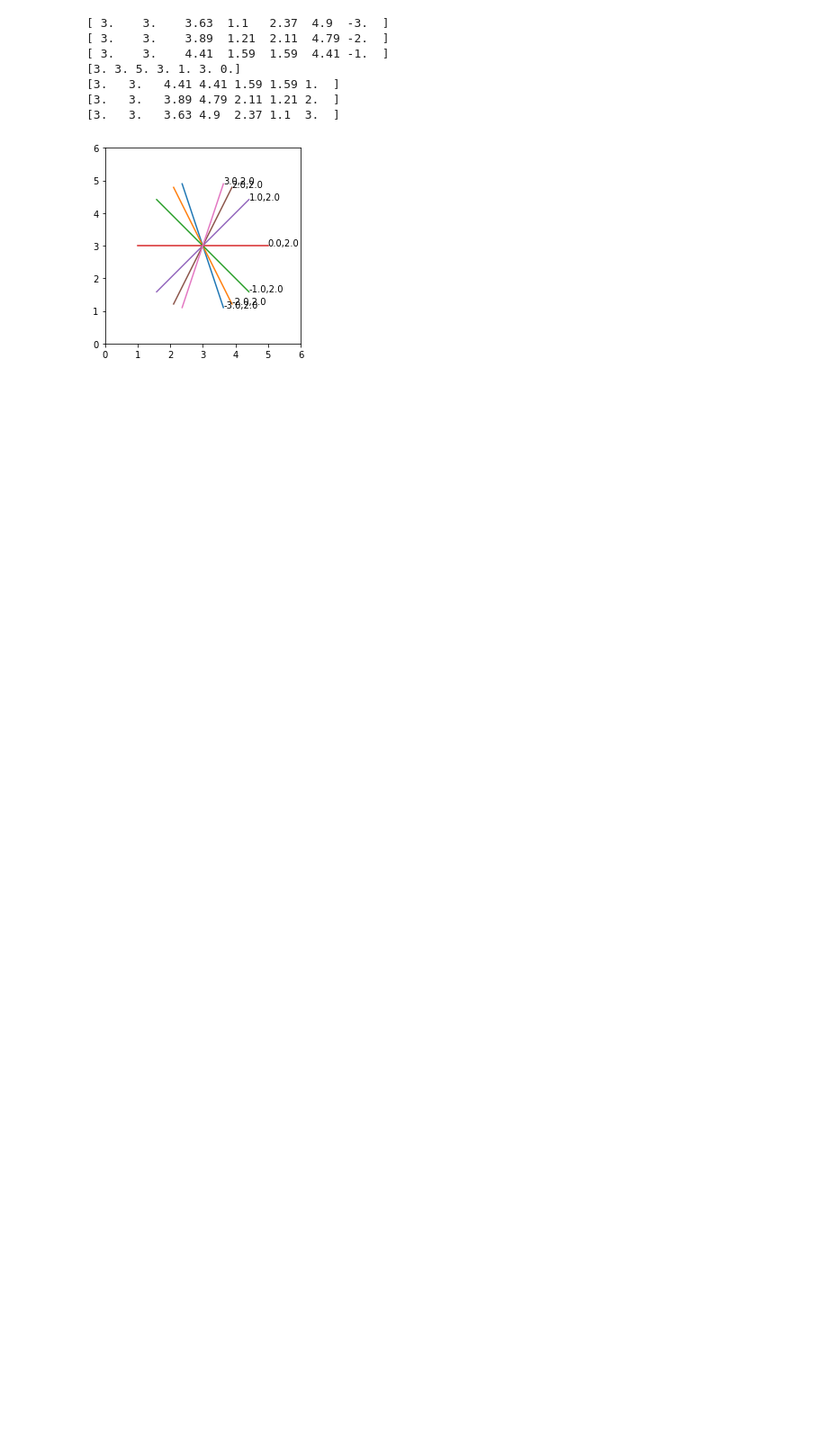
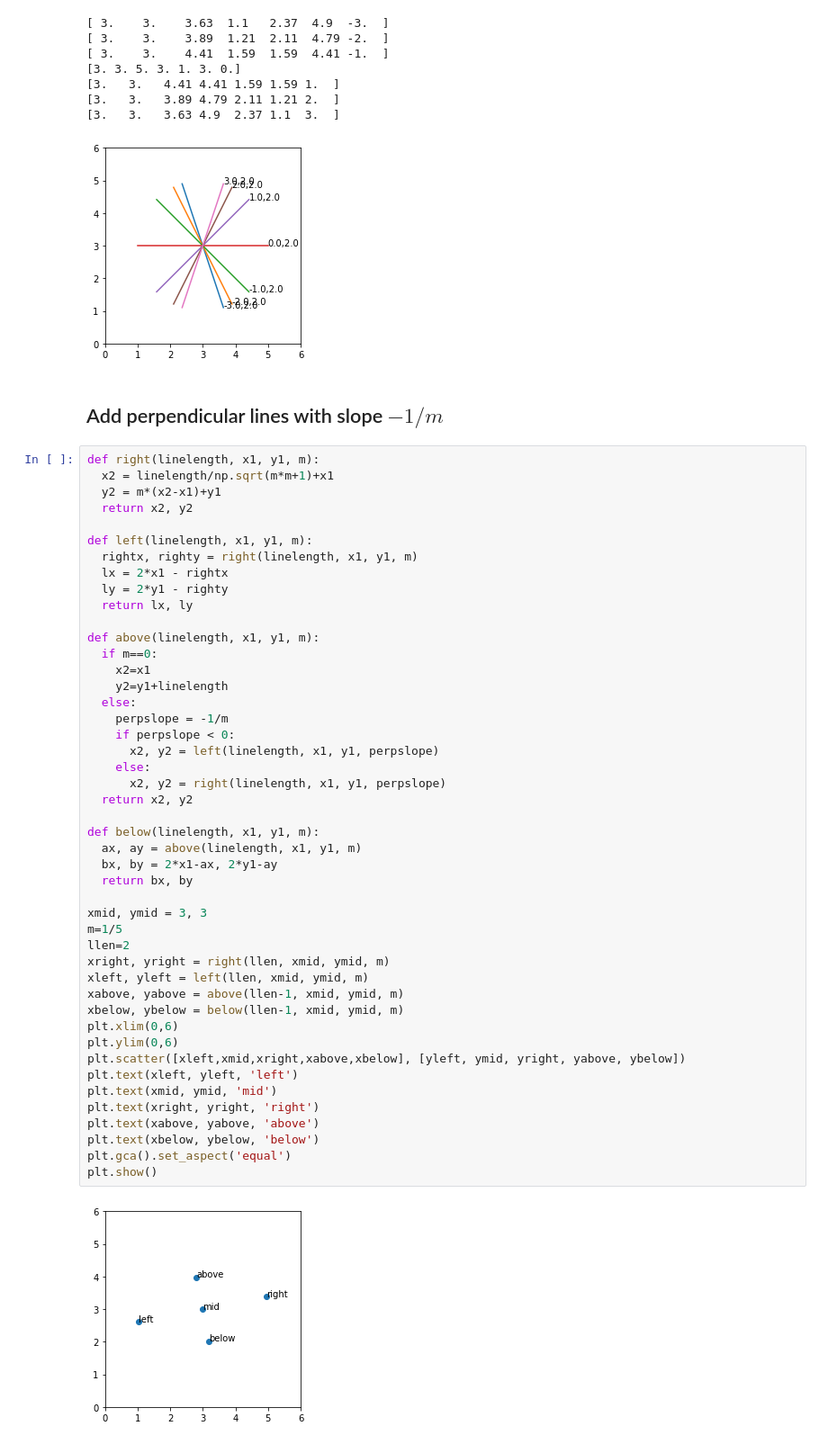
Before and after one commit to baileybunch5dad/bb5dad, a Jupyter notebook: eli6.ipynb, the cells around one changed output. Shown at 90% size. Saved outputs shown, nothing was run; the diff lists cells and outputs as text; blank space fills up the shorter version.

```diff
--- a/eli6.ipynb
+++ b/eli6.ipynb
@@ -53,3 +57,53 @@ plt.show()
 [3.   3.   3.89 4.79 2.11 1.21 2.  ]
 [3.   3.   3.63 4.9  2.37 1.1  3.  ]
 [figure]
+# %% [markdown]
+## Add perpendicular lines with slope $-1/m$
+# %%
+def right(linelength, x1, y1, m):
+  x2 = linelength/np.sqrt(m*m+1)+x1
+  y2 = m*(x2-x1)+y1
+  return x2, y2
+
+def left(linelength, x1, y1, m):
+  rightx, righty = right(linelength, x1, y1, m)
+  lx = 2*x1 - rightx
+  ly = 2*y1 - righty
+  return lx, ly
+
+def above(linelength, x1, y1, m):
+  if m==0:
+    x2=x1
+    y2=y1+linelength
+  else:
+    perpslope = -1/m
+    if perpslope < 0:
+      x2, y2 = left(linelength, x1, y1, perpslope)
+    else:
+      x2, y2 = right(linelength, x1, y1, perpslope)
+  return x2, y2
+
+def below(linelength, x1, y1, m):
+  ax, ay = above(linelength, x1, y1, m)
+  bx, by = 2*x1-ax, 2*y1-ay
+  return bx, by
+
+xmid, ymid = 3, 3
+m=1/5
+llen=2
+xright, yright = right(llen, xmid, ymid, m)
+xleft, yleft = left(llen, xmid, ymid, m)
+xabove, yabove = above(llen-1, xmid, ymid, m)
+xbelow, ybelow = below(llen-1, xmid, ymid, m)
+plt.xlim(0,6)
+plt.ylim(0,6)
+plt.scatter([xleft,xmid,xright,xabove,xbelow], [yleft, ymid, yright, yabove, ybelow])
+plt.text(xleft, yleft, 'left')
+plt.text(xmid, ymid, 'mid')
+plt.text(xright, yright, 'right')
+plt.text(xabove, yabove, 'above')
+plt.text(xbelow, ybelow, 'below')
+plt.gca().set_aspect('equal')
+plt.show()
+# %% [output]
+[figure, added]
```
Also changed, not shown: parts of 8 cells of this notebook.
